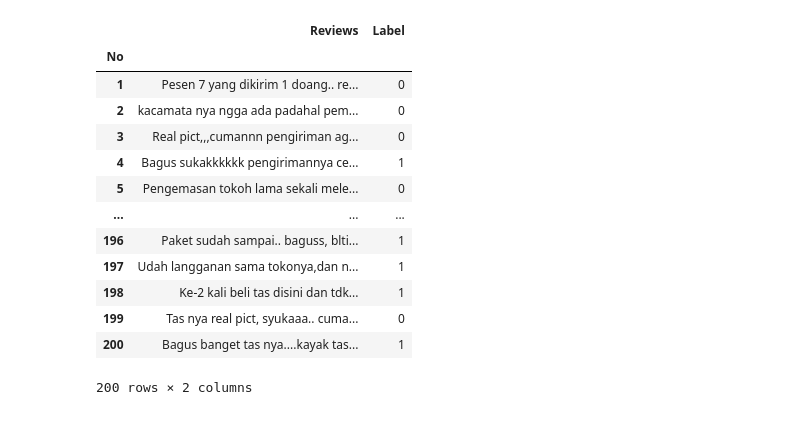
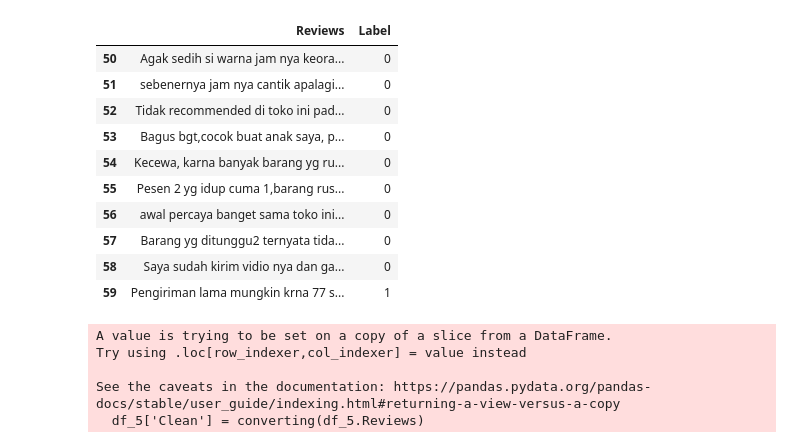
Before and after one commit to LvnnnX/Pemrosesan-Data-Multimedia, a Jupyter notebook: IPYNB-Code/Tugas-3-Text-Preprocessing.ipynb, the cells around one changed output. Cells and saved outputs as stored; diff of their text form; code cells hidden in the pictures.

```diff
--- a/IPYNB-Code/Tugas-3-Text-Preprocessing.ipynb
+++ b/IPYNB-Code/Tugas-3-Text-Preprocessing.ipynb
@@ -47,17 +66,19 @@ df.sample(5)
-# %%
-df.set_index('No')
-# %% [output]
-|  | Reviews | Label |
-| No |  |  |
-| 1 | Pesen 7 yang dikirim 1 doang.. re... | 0 |
-| 2 | kacamata nya ngga ada padahal pem... | 0 |
-| 3 | Real pict,,,cumannn pengiriman ag... | 0 |
-| 4 | Bagus sukakkkkkk pengirimannya ce... | 1 |
-| 5 | Pengemasan tokoh lama sekali mele... | 0 |
-| ... | ... | ... |
-| 196 | Paket sudah sampai.. baguss, blti... | 1 |
-| 197 | Udah langganan sama tokonya,dan n... | 1 |
-| 198 | Ke-2 kali beli tas disini dan tdk... | 1 |
-| 199 | Tas nya real pict, syukaaa.. cuma... | 0 |
-| 200 | Bagus banget tas nya....kayak tas... | 1 |
-200 rows × 2 columns
+# %%
+df.drop(columns=['No'], inplace=True)
+# %%
+#Getting data 51 - 60
+df_5 = df.iloc[50:60]
+# %%
+df_5
+# %% [output]
+|  | Reviews | Label |
+| 50 | Agak sedih si warna jam nya keora... | 0 |
+| 51 | sebenernya jam nya cantik apalagi... | 0 |
+| 52 | Tidak recommended di toko ini pad... | 0 |
+| 53 | Bagus bgt,cocok buat anak saya, p... | 0 |
+| 54 | Kecewa, karna banyak barang yg ru... | 0 |
+| 55 | Pesen 2 yg idup cuma 1,barang rus... | 0 |
+| 56 | awal percaya banget sama toko ini... | 0 |
+| 57 | Barang yg ditunggu2 ternyata tida... | 0 |
+| 58 | Saya sudah kirim vidio nya dan ga... | 0 |
+| 59 | Pengiriman lama mungkin krna 77 s... | 1 |
@@ -63,0 +94,8 @@ df.set_index('No')
+# %%
+df_5['Clean'] = converting(df_5.Reviews)
+# %% [output]
+A value is trying to be set on a copy of a slice from a DataFrame.
+Try using .loc[row_indexer,col_indexer] = value instead
+
+See the caveats in the documentation: https://pandas.pydata.org/pandas-docs/stable/user_guide/indexing.html#returning-a-view-versus-a-copy
+  df_5['Clean'] = converting(df_5.Reviews)
```
Also changed, not shown: parts of 41 cells of this notebook, 9 other files.
